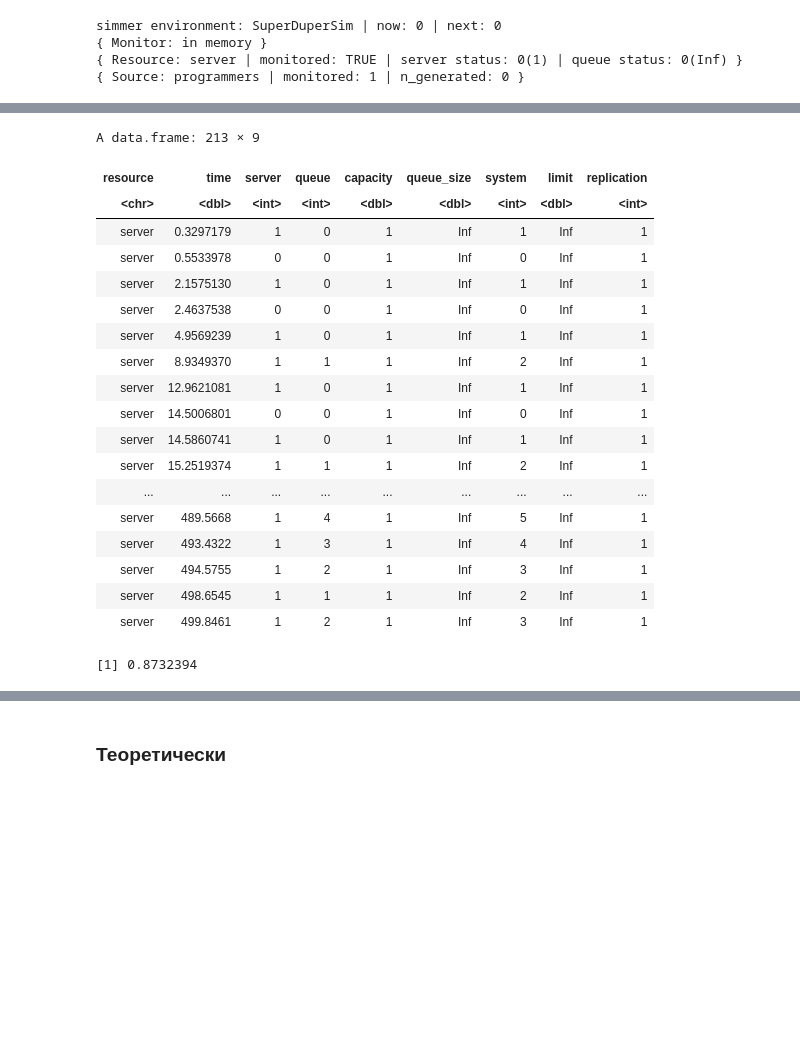
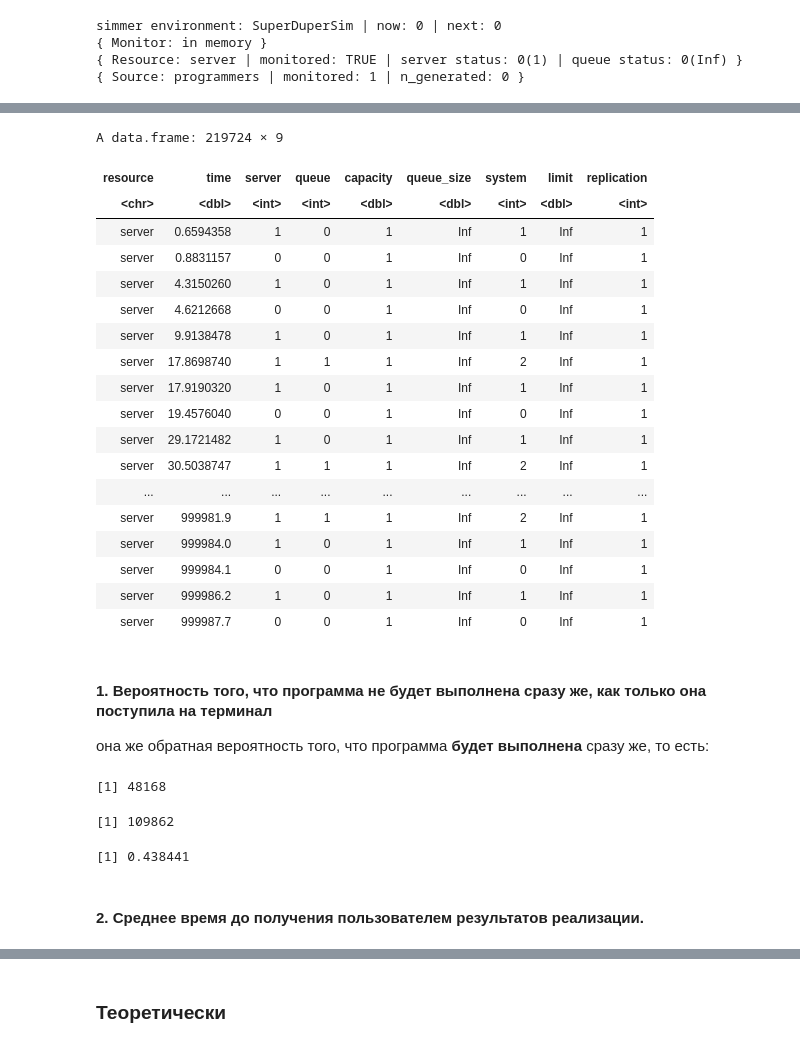
Before and after one commit to DeadlySquad13/t4-2-PerformanceAnalysis__Labs, a Jupyter notebook: Lab3/PerformanceAnalysis__Lab3.ipynb, the cells around one changed output, grey strips where cells are left out. Saved outputs shown, nothing was run; the diff lists cells and outputs as text; code cells hidden in the pictures; blank space fills up the shorter version.

```diff
--- a/Lab3/PerformanceAnalysis__Lab3.ipynb
+++ b/Lab3/PerformanceAnalysis__Lab3.ipynb
@@ -204,23 +268,23 @@ simmer environment: SuperDuperSim | now: 500 | next: 502.279847724964
 # %%
-df <- env %>% get_mon_resources()
-df
+resources <- env %>% get_mon_resources()
+resources
 # %% [output]
-A data.frame: 213 × 9
+A data.frame: 219724 × 9
 | resource | time | server | queue | capacity | queue_size | system | limit | replication |
 | <chr> | <dbl> | <int> | <int> | <dbl> | <dbl> | <int> | <dbl> | <int> |
-| server | 0.3297179 | 1 | 0 | 1 | Inf | 1 | Inf | 1 |
-| server | 0.5533978 | 0 | 0 | 1 | Inf | 0 | Inf | 1 |
-| server | 2.1575130 | 1 | 0 | 1 | Inf | 1 | Inf | 1 |
-| server | 2.4637538 | 0 | 0 | 1 | Inf | 0 | Inf | 1 |
-| server | 4.9569239 | 1 | 0 | 1 | Inf | 1 | Inf | 1 |
-| server | 8.9349370 | 1 | 1 | 1 | Inf | 2 | Inf | 1 |
-| server | 12.9621081 | 1 | 0 | 1 | Inf | 1 | Inf | 1 |
-| server | 14.5006801 | 0 | 0 | 1 | Inf | 0 | Inf | 1 |
-| server | 14.5860741 | 1 | 0 | 1 | Inf | 1 | Inf | 1 |
-| server | 15.2519374 | 1 | 1 | 1 | Inf | 2 | Inf | 1 |
+| server | 0.6594358 | 1 | 0 | 1 | Inf | 1 | Inf | 1 |
+| server | 0.8831157 | 0 | 0 | 1 | Inf | 0 | Inf | 1 |
+| server | 4.3150260 | 1 | 0 | 1 | Inf | 1 | Inf | 1 |
+| server | 4.6212668 | 0 | 0 | 1 | Inf | 0 | Inf | 1 |
+| server | 9.9138478 | 1 | 0 | 1 | Inf | 1 | Inf | 1 |
+| server | 17.8698740 | 1 | 1 | 1 | Inf | 2 | Inf | 1 |
+| server | 17.9190320 | 1 | 0 | 1 | Inf | 1 | Inf | 1 |
+| server | 19.4576040 | 0 | 0 | 1 | Inf | 0 | Inf | 1 |
+| server | 29.1721482 | 1 | 0 | 1 | Inf | 1 | Inf | 1 |
+| server | 30.5038747 | 1 | 1 | 1 | Inf | 2 | Inf | 1 |
 | ... | ... | ... | ... | ... | ... | ... | ... | ... |
-| server | 489.5668 | 1 | 4 | 1 | Inf | 5 | Inf | 1 |
-| server | 493.4322 | 1 | 3 | 1 | Inf | 4 | Inf | 1 |
-| server | 494.5755 | 1 | 2 | 1 | Inf | 3 | Inf | 1 |
-| server | 498.6545 | 1 | 1 | 1 | Inf | 2 | Inf | 1 |
-| server | 499.8461 | 1 | 2 | 1 | Inf | 3 | Inf | 1 |
+| server | 999981.9 | 1 | 1 | 1 | Inf | 2 | Inf | 1 |
+| server | 999984.0 | 1 | 0 | 1 | Inf | 1 | Inf | 1 |
+| server | 999984.1 | 0 | 0 | 1 | Inf | 0 | Inf | 1 |
+| server | 999986.2 | 1 | 0 | 1 | Inf | 1 | Inf | 1 |
+| server | 999987.7 | 0 | 0 | 1 | Inf | 0 | Inf | 1 |
@@ -231,5 +291,24 @@ programs_held <- length(queue[queue != 0])
+# %% [markdown]
+#### 1. Вероятность того, что программа не будет выполнена сразу же, как только она поступила на терминал
+она  же обратная вероятность того, что
+программа **будет выполнена** сразу же, то есть:
+# %%
+EPS <- 0.0001 # Должно быть 0, но в модели присутствуют некоторые погрешности.
+queue <- resources$queue
+income_count <- length(activities$name)
+programs_starts <- length(
+    subset(activities, (activities$end_time - activities$start_time - activities$activity_time) > EPS)$name
+)
+
+programs_starts
+income_count
+# %% [output]
+[1] 48168
+[1] 109862
 # %%
-program_wont_be_executed_immediately <- programs_held / income_count
+program_wont_be_executed_immediately <- programs_starts / income_count
 program_wont_be_executed_immediately
 # %% [output]
-[1] 0.8732394
+[1] 0.438441
+# %% [markdown]
+#### 2. Среднее время до получения пользователем результатов реализации.
```
Also changed, not shown: parts of 21 cells of this notebook, 1 other file.
